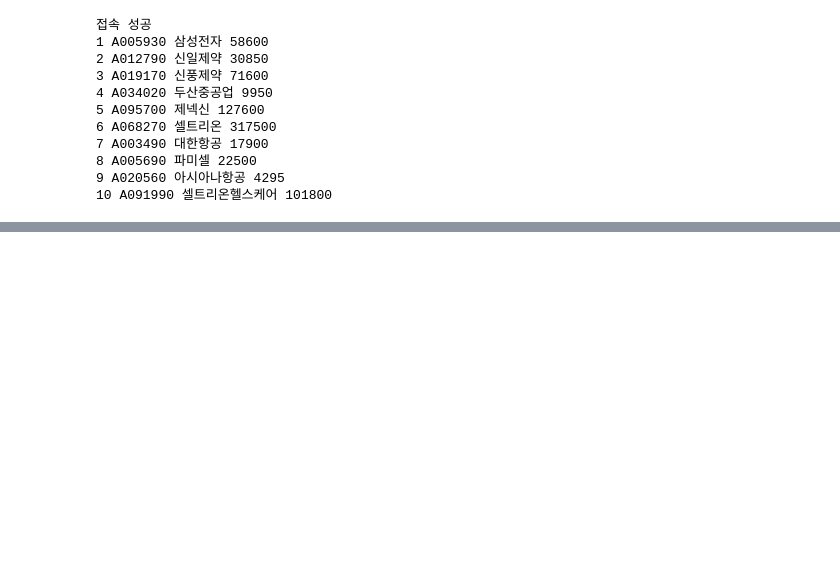
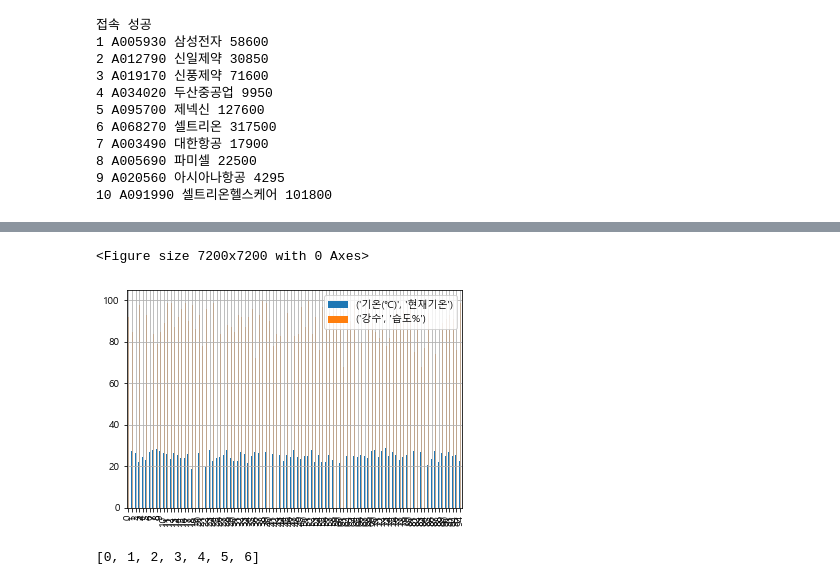
Before and after one commit to SwimmingHwang/practice-python, a Jupyter notebook: python_web_scraping.ipynb, the cells around one changed output, grey strips where cells are left out. Cells and saved outputs as stored; diff of their text form; code cells hidden in the pictures; blank space fills up the shorter version.

```diff
--- a/python_web_scraping.ipynb
+++ b/python_web_scraping.ipynb
@@ -426,0 +544,4 @@ else:
+# %%
+# 저장한 파일을 이용해서 DataFrame만들어 앞에 5개만 보기
+weather_df = pd.read_csv('pandas_data\weather.csv', index_col = [0])
+weather_df.head()
@@ -426,0 +595,22 @@ else:
+# %%
+# 기온, 습도 데이터로 그래프 그려보기
+import matplotlib.pyplot as plt
+import pandas as pd
+%matplotlib inline
+
+plt.rcParams['font.family'] = 'Malgun Gothic'
+plt.figure(figsize =(100,100))
+
+기온 = weather_df["('기온(℃)', '현재기온')"]
+습도 = weather_df["('강수', '습도%')"]
+
+weather_chart = weather_df.plot.bar(grid=True)
+plt.savefig('pandas_data\weather_chart.png')
+plt.show()
+# %% [output]
+<Figure size 7200x7200 with 0 Axes>
+[figure, added]
+# %%
+list(location_df['지점'].keys())
+# %% [output]
+[0, 1, 2, 3, 4, 5, 6]
```
Also changed, not shown: parts of 22 cells of this notebook, 2 other files.
